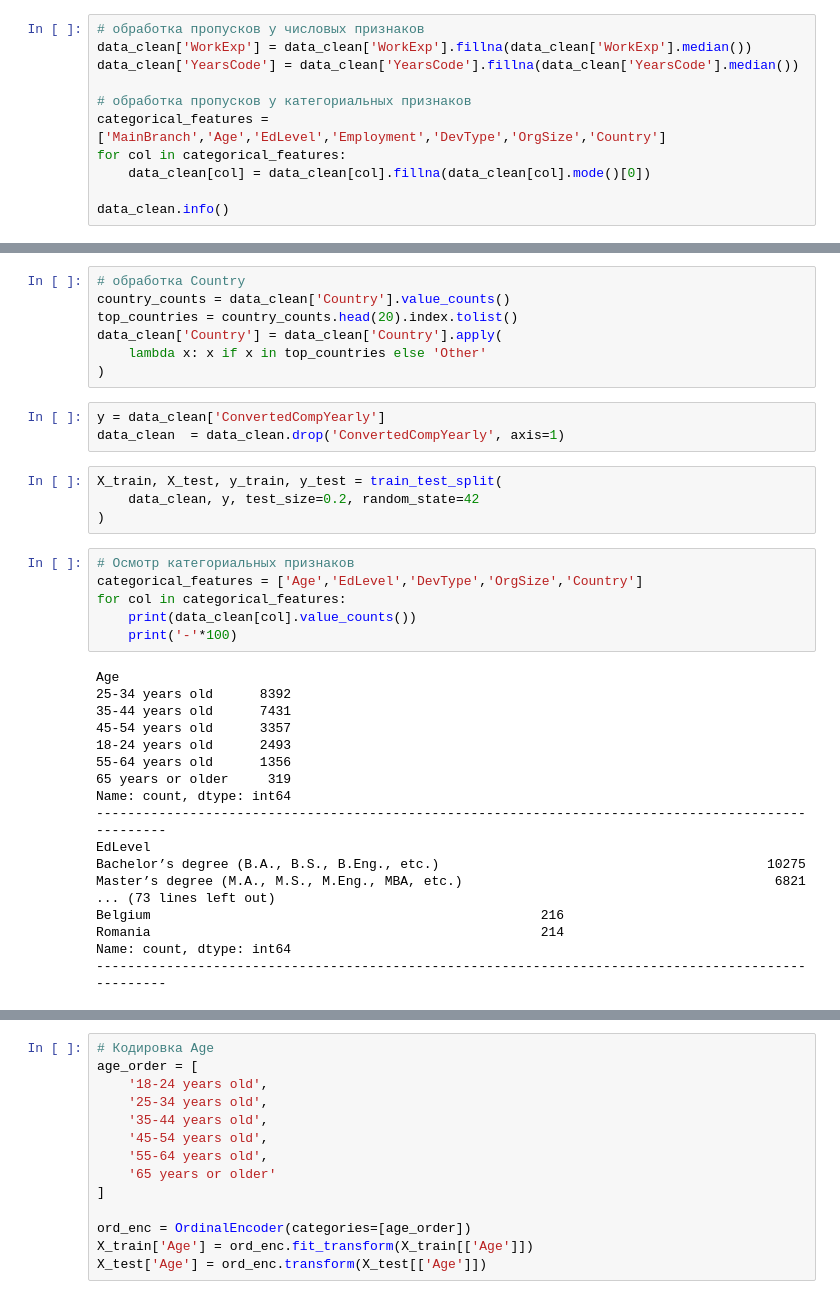
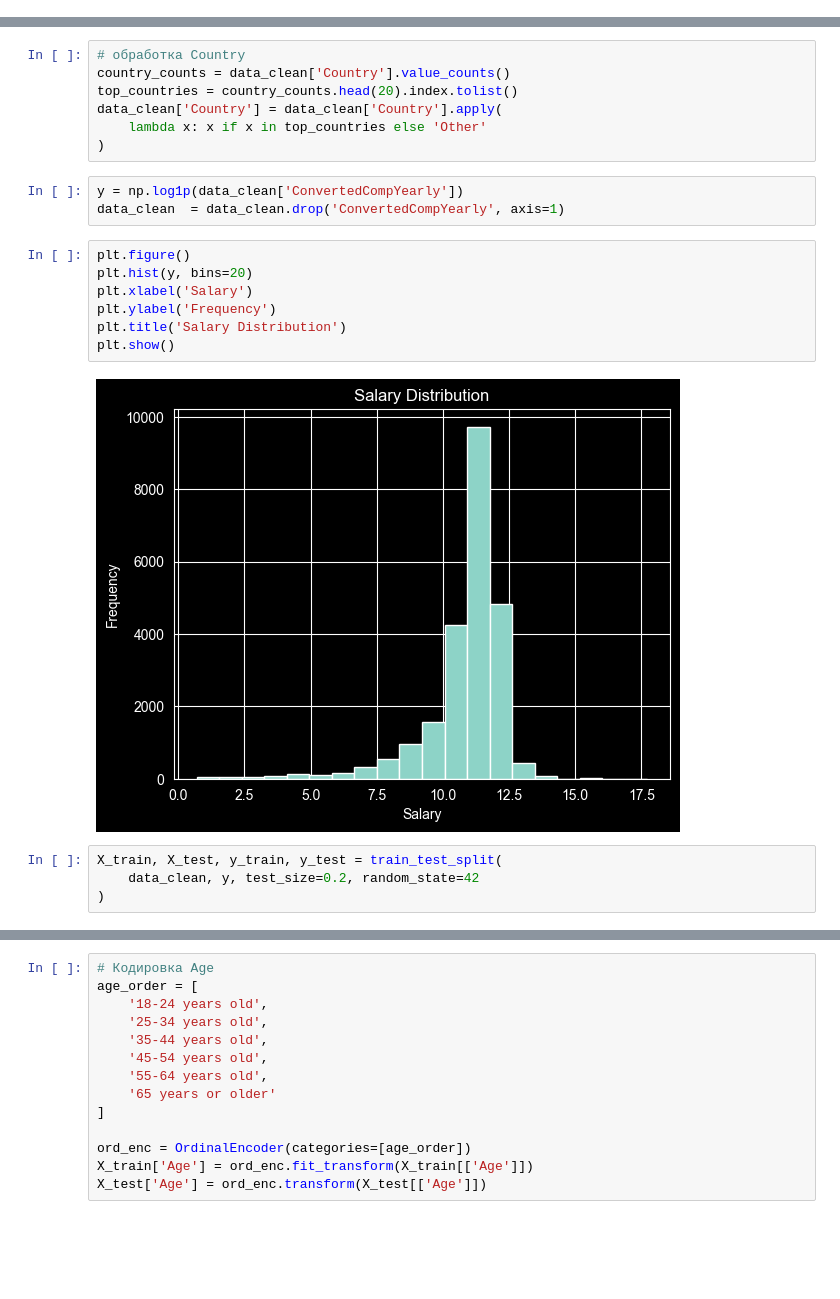
Before and after one commit to KrisTinaShch/TM_Practice, a Jupyter notebook: stackoverflow_salary_prediction/salary_prediction_nn.ipynb, the cells around one changed output, grey strips where cells are left out. Cells and saved outputs as stored; diff of their text form; blank space fills up the shorter version.

```diff
--- a/stackoverflow_salary_prediction/salary_prediction_nn.ipynb
+++ b/stackoverflow_salary_prediction/salary_prediction_nn.ipynb
@@ -180,14 +181,3 @@ features = [
 ]
 # Создание новой таблицы
 data_clean = data[features + [target]].copy()
-# %%
-# обработка пропусков у числовых признаков
-data_clean['WorkExp'] = data_clean['WorkExp'].fillna(data_clean['WorkExp'].median())
-data_clean['YearsCode'] = data_clean['YearsCode'].fillna(data_clean['YearsCode'].median())
-
-# обработка пропусков у категориальных признаков
-categorical_features = ['MainBranch','Age','EdLevel','Employment','DevType','OrgSize','Country']
-for col in categorical_features:
-    data_clean[col] = data_clean[col].fillna(data_clean[col].mode()[0])
-
-data_clean.info()
@@ -280,33 +229,18 @@ data_clean['Country'] = data_clean['Country'].apply(
     lambda x: x if x in top_countries else 'Other'
 )
 # %%
-y = data_clean['ConvertedCompYearly']
+y = np.log1p(data_clean['ConvertedCompYearly'])
 data_clean  = data_clean.drop('ConvertedCompYearly', axis=1)
+# %%
+plt.figure()
+plt.hist(y, bins=20)
+plt.xlabel('Salary')
+plt.ylabel('Frequency')
+plt.title('Salary Distribution')
+plt.show()
+# %% [output]
+[figure, added]
 # %%
 X_train, X_test, y_train, y_test = train_test_split(
     data_clean, y, test_size=0.2, random_state=42
 )
-# %%
-# Осмотр категориальных признаков
-categorical_features = ['Age','EdLevel','DevType','OrgSize','Country']
-for col in categorical_features:
-    print(data_clean[col].value_counts())
-    print('-'*100)
-# %% [output]
-Age
-25-34 years old      8392
-35-44 years old      7431
-45-54 years old      3357
-18-24 years old      2493
-55-64 years old      1356
-65 years or older     319
-Name: count, dtype: int64
-----------------------------------------------------------------------------------------------------
-EdLevel
-Bachelor’s degree (B.A., B.S., B.Eng., etc.)                                          10275
-Master’s degree (M.A., M.S., M.Eng., MBA, etc.)                                        6821
-... (73 lines left out)
-Belgium                                                  216
-Romania                                                  214
-Name: count, dtype: int64
-----------------------------------------------------------------------------------------------------
```
Also changed, not shown: parts of 6 cells of this notebook.
